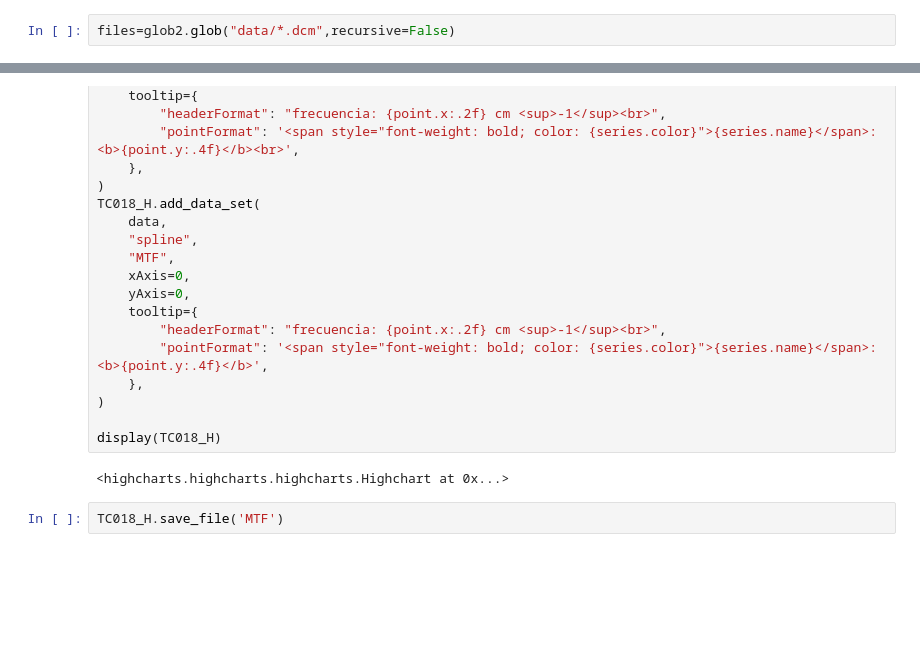
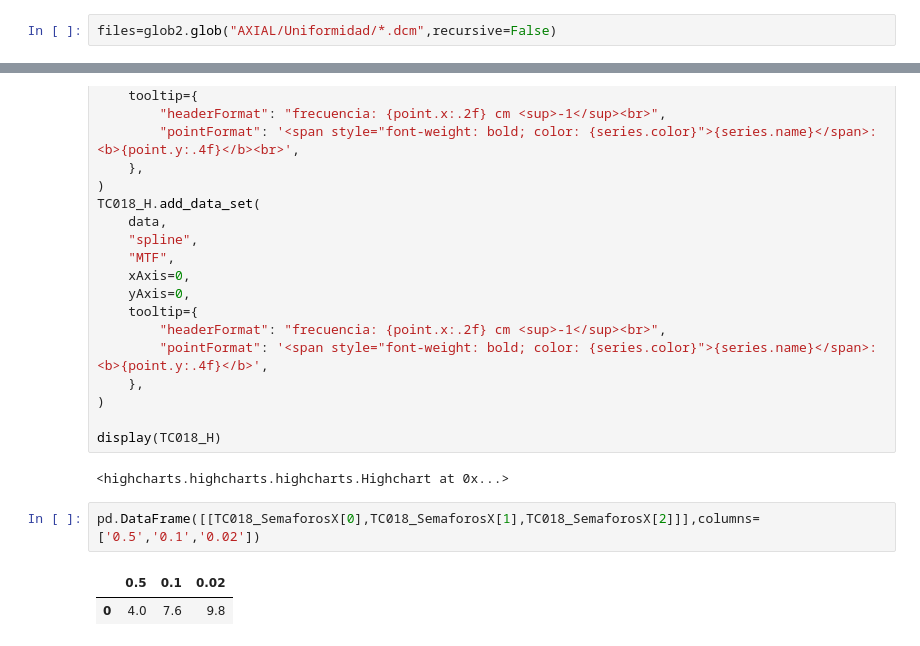
Before and after one commit to spr-lleida-ics/CTBook, a Jupyter notebook: CT018.ipynb, the cells around one changed output, grey strips where cells are left out. Saved outputs shown, nothing was run; the diff lists cells and outputs as text; blank space fills up the shorter version.

```diff
--- a/CT018.ipynb
+++ b/CT018.ipynb
@@ -192,7 +192,7 @@ TC018_MaxAngle = 6
 TC018_StepAngle = 0.5
 TC018_Angles = [0, 30, 60, 90, 120, 150, 180]
 # %%
-files=glob2.glob("data/*.dcm",recursive=False)
+files=glob2.glob("AXIAL/Uniformidad/*.dcm",recursive=False)
 # %%
 TC018_image = [dc.read_file(A) for A in files]
 # %% [markdown]
@@ -536,5 +536,8 @@ TC018_H.add_data_set(
 display(TC018_H)
 # %% [output]
 <highcharts.highcharts.highcharts.Highchart at 0x...>
-# %%
-TC018_H.save_file('MTF')
+# %%
+pd.DataFrame([[TC018_SemaforosX[0],TC018_SemaforosX[1],TC018_SemaforosX[2]]],columns=['0.5','0.1','0.02'])
+# %% [output]
+|  | 0.5 | 0.1 | 0.02 |
+| 0 | 4.0 | 7.6 | 9.8 |
```
